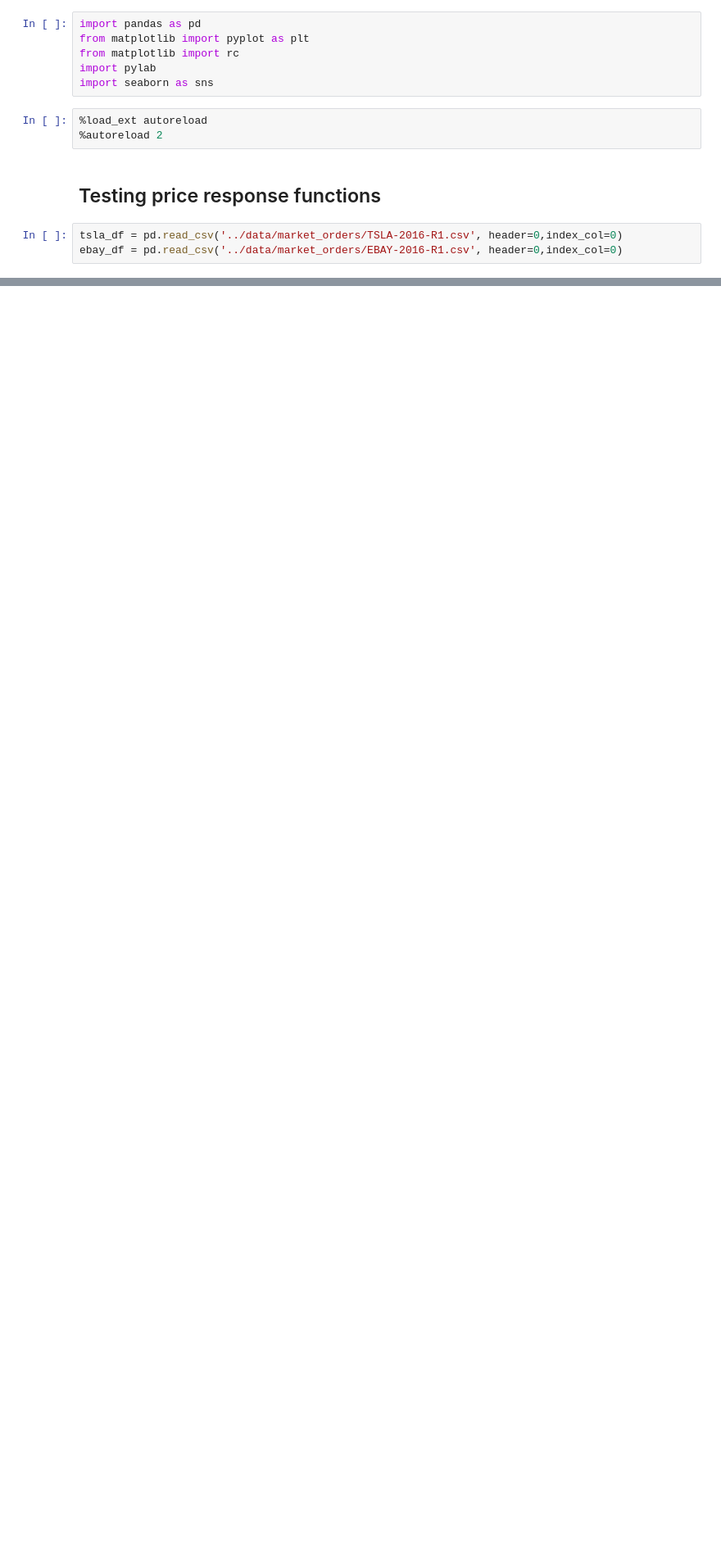
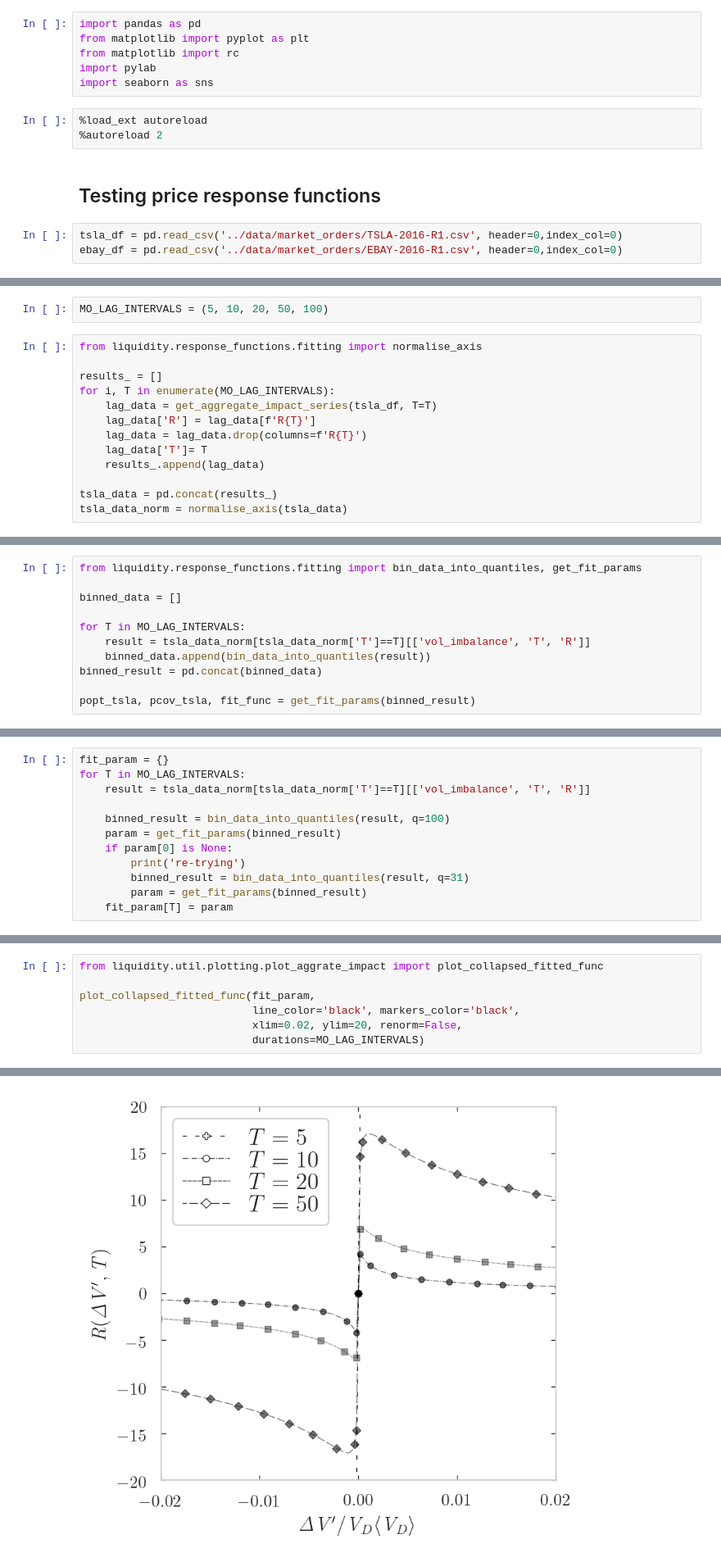
Before and after one commit to anabugaenko/liquidity, a Jupyter notebook: notebooks/Scratch Notebook for Testing.ipynb, the cells around one changed output, grey strips where cells are left out. Shown at 82% size. Drawn from its saved outputs; the diff is of its cells as text; blank space fills up the shorter version.

Commit message:
Further impact code reconciliation

```diff
--- a/notebooks/Scratch Notebook for Testing.ipynb
+++ b/notebooks/Scratch Notebook for Testing.ipynb
@@ -33,0 +76,15 @@ tsla_100.describe()
+# %%
+MO_LAG_INTERVALS = (5, 10, 20, 50, 100)
+# %%
+from liquidity.response_functions.fitting import normalise_axis
+
+results_ = []
+for i, T in enumerate(MO_LAG_INTERVALS):
+    lag_data = get_aggregate_impact_series(tsla_df, T=T)
+    lag_data['R'] = lag_data[f'R{T}']
+    lag_data = lag_data.drop(columns=f'R{T}')
+    lag_data['T']= T
+    results_.append(lag_data)
+
+tsla_data = pd.concat(results_)
+tsla_data_norm = normalise_axis(tsla_data)
@@ -33,0 +107,11 @@ tsla_100.describe()
+# %%
+from liquidity.response_functions.fitting import bin_data_into_quantiles, get_fit_params
+
+binned_data = []
+
+for T in MO_LAG_INTERVALS:
+    result = tsla_data_norm[tsla_data_norm['T']==T][['vol_imbalance', 'T', 'R']]
+    binned_data.append(bin_data_into_quantiles(result))
+binned_result = pd.concat(binned_data)
+
+popt_tsla, pcov_tsla, fit_func = get_fit_params(binned_result)
@@ -33,0 +123,12 @@ tsla_100.describe()
+# %%
+fit_param = {}
+for T in MO_LAG_INTERVALS:
+    result = tsla_data_norm[tsla_data_norm['T']==T][['vol_imbalance', 'T', 'R']]
+
+    binned_result = bin_data_into_quantiles(result, q=100)
+    param = get_fit_params(binned_result)
+    if param[0] is None:
+        print('re-trying')
+        binned_result = bin_data_into_quantiles(result, q=31)
+        param = get_fit_params(binned_result)
+    fit_param[T] = param
@@ -33,0 +156,8 @@ tsla_100.describe()
+# %%
+from liquidity.util.plotting.plot_aggrate_impact import plot_collapsed_fitted_func
+
+plot_collapsed_fitted_func(fit_param,
+                           line_color='black', markers_color='black',
+                           xlim=0.02, ylim=20, renorm=False,
+                           durations=MO_LAG_INTERVALS)
+# %% [output]
@@ -33,0 +165 @@ tsla_100.describe()
+[figure, added]
```
Also changed, not shown: parts of 15 cells of this notebook, 9 other files.
